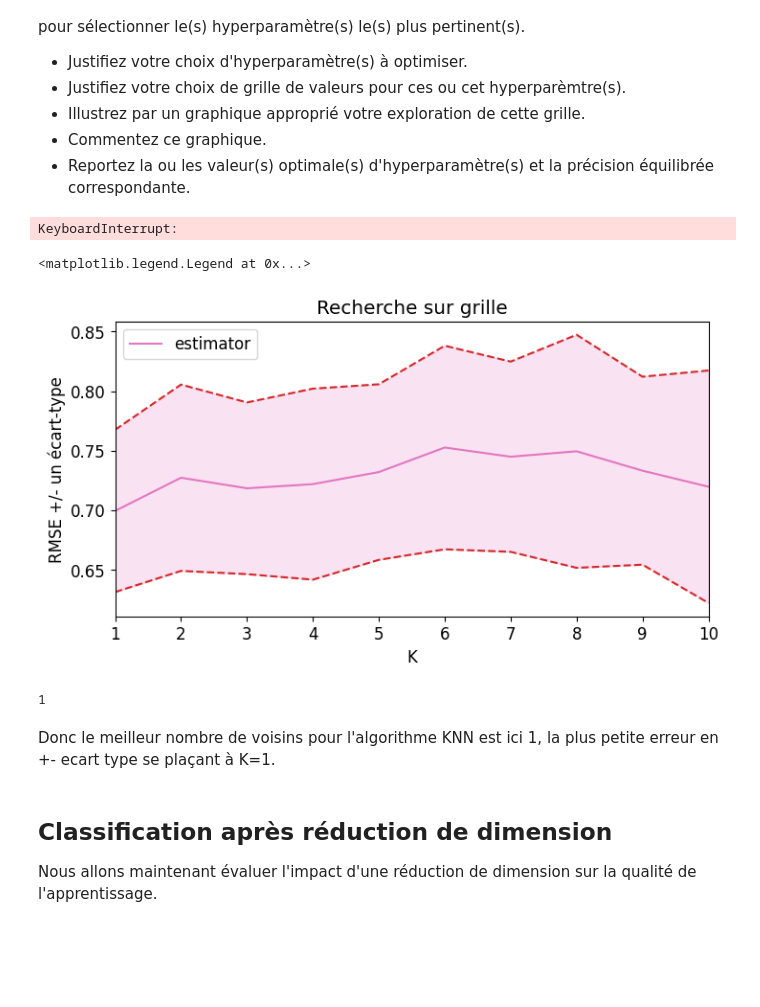
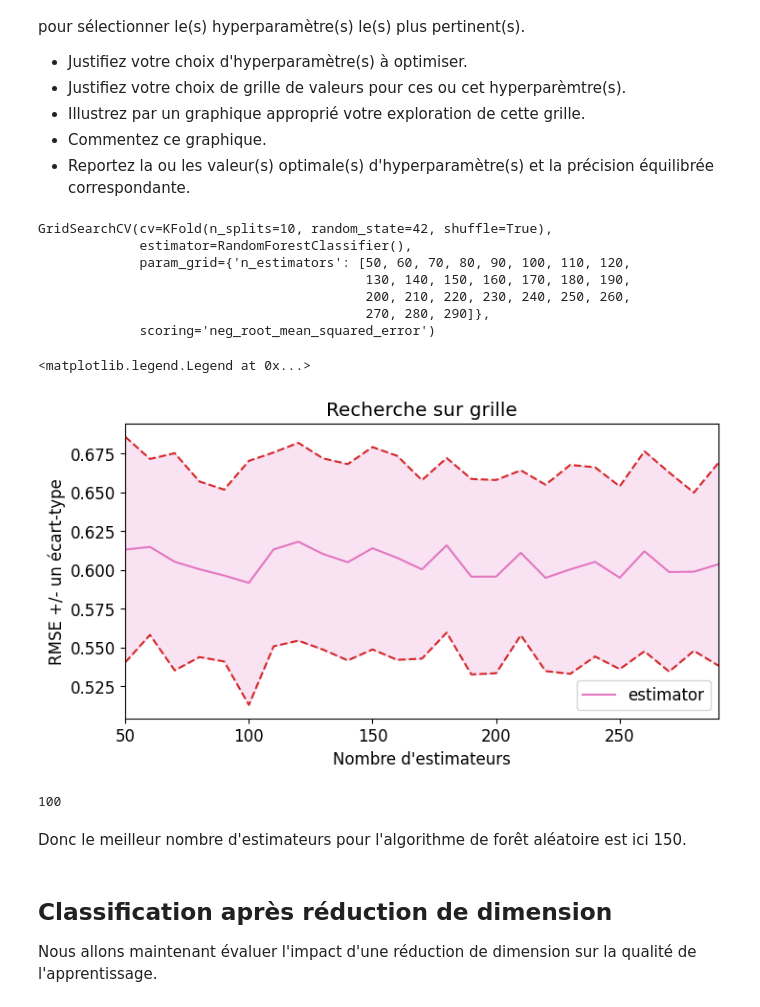
Before and after one commit to laureprinet/Data, a Jupyter notebook: Projet.ipynb, the cells around one changed output. Cells and saved outputs as stored; diff of their text form; code cells hidden in the pictures; blank space fills up the shorter version.

```diff
--- a/Projet.ipynb
+++ b/Projet.ipynb
@@ -300,7 +300,7 @@ from sklearn import linear_model, metrics, neighbors
 from sklearn.metrics import make_scorer, balanced_accuracy_score
 from sklearn.neighbors import KNeighborsClassifier
 # %%
-K = list(range(1,11))
+K = list(range(1,15))
 
 # Définir le modèle à évaluer
 estimator =  KNeighborsClassifier()
@@ -365,20 +366,11 @@ Utilisez une recherche sur grille avec une validation croisée en 10 _folds_ pou
 * Illustrez par un graphique approprié votre exploration de cette grille.
 * Commentez ce graphique.
 * Reportez la valeur optimale de l'hyperparamètre et la précision équilibrée correspondante.
-# %%
-from sklearn import model_selection
-
-# Créer un objet KFold avec 10folds
-kf = model_selection.KFold(n_splits=10, shuffle=True, random_state=42)
-
-from sklearn import linear_model, metrics, neighbors
-from sklearn.metrics import make_scorer, balanced_accuracy_score
-from sklearn.neighbors import KNeighborsClassifier
 # %%
 C = list(np.logspace(-5,5,10))
 
 # Définir le modèle à évaluer
-estimator = linear_model.LogisticRegression(max_iter=1000)
+estimator = linear_model.LogisticRegression(max_iter=100)
 
 # Instantier la recherche sur grille
 grid = model_selection.GridSearchCV(estimator, {'C': C},
@@ -482,10 +487,10 @@ from sklearn import linear_model, metrics, neighbors
 from sklearn.metrics import make_scorer, balanced_accuracy_score
 from sklearn.neighbors import KNeighborsClassifier
 # %%
-f = list(range(50,150))
+f = list(range(50,300,10))
 
 # Définir le modèle à évaluer
-estimator = ensemble.RandomForestClassifier(max_depth=10) #A CORRIGER
+estimator = ensemble.RandomForestClassifier()
 
 # Instantier la recherche sur grille
 grid = model_selection.GridSearchCV(estimator, {'n_estimators': f},
@@ -496,43 +501,49 @@ grid = model_selection.GridSearchCV(estimator, {'n_estimators': f},
 # Utiliser la recherche sur grille
 grid.fit(X_train, y_train)
 # %% [output]
-KeyboardInterrupt:
+GridSearchCV(cv=KFold(n_splits=10, random_state=42, shuffle=True),
+             estimator=RandomForestClassifier(),
+             param_grid={'n_estimators': [50, 60, 70, 80, 90, 100, 110, 120,
+                                          130, 140, 150, 160, 170, 180, 190,
+                                          200, 210, 220, 230, 240, 250, 260,
+                                          270, 280, 290]},
+             scoring='neg_root_mean_squared_error')
 # %%
 # Illustration par un graphique de l'exploration de la grille
 plt.figure(figsize=(8, 4))
 
 rmses = -grid.cv_results_['mean_test_score']
 std_error = grid.cv_results_['std_test_score']
 
 # afficher les RMSE avec une échelle logarithmique pour les abscisses :
 plt.plot(grid.cv_results_['param_n_estimators'], rmses,
              label="estimator", color='tab:pink')
 plt.plot(grid.cv_results_['param_n_estimators'], rmses + std_error,
              color='tab:red', linestyle='dashed')
 plt.plot(grid.cv_results_['param_n_estimators'], rmses - std_error,
              color='tab:red', linestyle='dashed')
 
 # colorer l'espace entre les courbes représentant les écarts-types
-plt.fill_between(K, (rmses + std_error), (rmses - std_error),
+plt.fill_between(f, (rmses + std_error), (rmses - std_error),
                  color='tab:pink',
                  alpha=0.2, # contrôle la transparence
                 )
 
 # Mise en forme
 plt.xlabel("Nombre d'estimateurs")
 plt.ylabel("RMSE +/- un écart-type")
 plt.xlim([f[0], f[-1]])
 plt.title("Recherche sur grille")
 plt.legend(loc='best')
 # %% [output]
 <matplotlib.legend.Legend at 0x...>
-[figure, old version]
+[figure, new version]
 # %%
 print(grid.best_params_['n_estimators'])
 # %% [output]
-1
+100
 # %% [markdown]
-Donc le meilleur nombre de voisins pour l'algorithme KNN est ici 1, la plus petite erreur en +- ecart type se plaçant à K=1.
+Donc le meilleur nombre d'estimateurs pour l'algorithme de forêt aléatoire est ici 150.
 # %% [markdown]
 ## Classification après réduction de dimension
 
```
Also changed, not shown: parts of 6 cells of this notebook.
